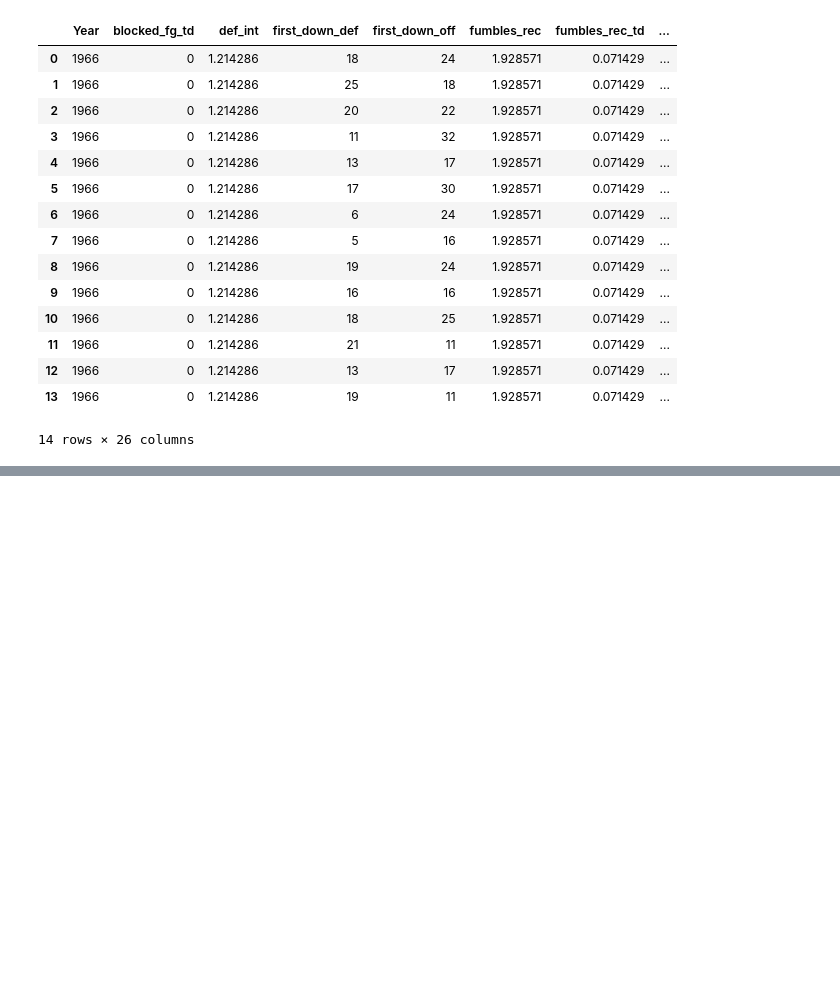
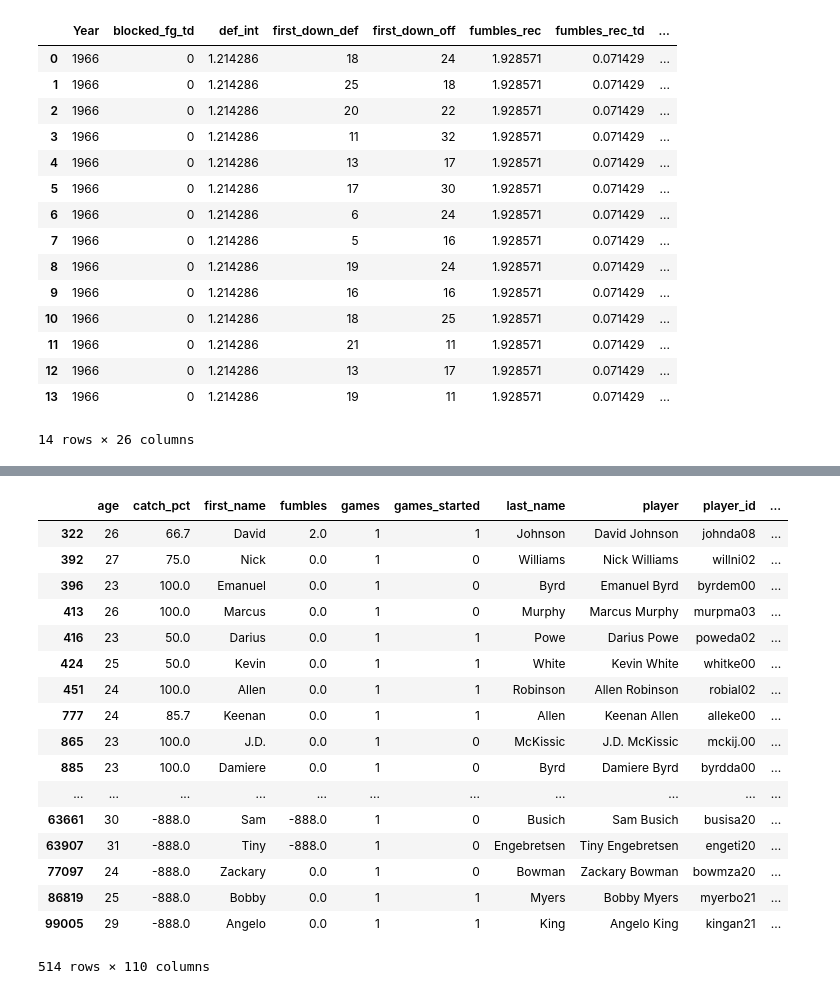
Before and after one commit to MichoelSnow/fantasy_football, a Jupyter notebook: notebooks/scraping.ipynb, the cells around one changed output, grey strips where cells are left out. Cells and saved outputs as stored; diff of their text form; code cells hidden in the pictures; blank space fills up the shorter version.

Commit message:
redid joins of component dataframe

```diff
--- a/notebooks/scraping.ipynb
+++ b/notebooks/scraping.ipynb
@@ -233,0 +885,8 @@ df
+# %%
+df_rec = pd.read_feather(f'{PATH}df_players_scrape_receiving.feather')
+df_rush = pd.read_feather(f'{PATH}df_players_scrape_rushing.feather')
+df_kick = pd.read_feather(f'{PATH}df_players_scrape_kicking.feather')
+df_pas = pd.read_feather(f'{PATH}df_players_scrape_passing.feather')
+df_ret = pd.read_feather(f'{PATH}df_players_scrape_returns.feather')
+df_scr = pd.read_feather(f'{PATH}df_players_scrape_scoring.feather')
+df_def = pd.read_feather(f'{PATH}df_players_scrape_defense.feather')
@@ -233,0 +950,9 @@ df
+# %%
+df_plyr_merge = df_recv.merge(df_rush, how='outer')
+df_plyr_merge = df_plyr_merge.merge(df_kick, how='outer')
+df_plyr_merge = df_plyr_merge.merge(df_pas, how='outer')
+df_plyr_merge = df_plyr_merge.merge(df_ret, how='outer')
+df_plyr_merge = df_plyr_merge.merge(df_scr, how='outer')
+df_plyr_merge = df_plyr_merge.merge(df_def, how='outer')
+df_plyr_merge.fillna(-888, inplace=True)
+df_plyr_merge.shape
@@ -233,0 +975,5 @@ df
+# %%
+df_ff_score = df_plyr_merge.copy()
+for i,v in df_ff_score.dtypes.iteritems():
+    if v in ('float64','int64'):
+        df_ff_score.loc[df_ff_score[i]<=-888,i] = 0
@@ -233,0 +984,8 @@ df
+# %%
+passing_score = df_ff_score.pass_yds*0.04 + df_ff_score.pass_td*4 + df_ff_score.pass_int*-2 + df_ff_score.two_pt_md*2
+rushing_score = df_ff_score.rush_yds*0.1 + df_ff_score.rush_td*6
+rec_score = df_ff_score.rec_yds*0.1 + df_ff_score.rec_td*6
+misc_score = df_ff_score.kick_ret_td*6 + df_ff_score.punt_ret_td*6 + df_ff_score.fumbles_rec_td*6 + df_ff_score.fumbles*-2
+kicking_score  = (df_ff_score.xpm*2 + df_ff_score.xpa*-1 + df_ff_score.fga*-1 + df_ff_score.fgm*4
+                  + df_ff_score.fgm4 + df_ff_score.fgm5*2)
+df_plyr_merge['ff_score'] = passing_score + rushing_score + rec_score + misc_score + kicking_score
@@ -233,0 +1004,21 @@ df
+# %%
+df_plyr_merge.loc[(df_plyr_merge['ff_score']>0) & (df_plyr_merge['games']==1) ,:]
+# %% [output]
+|  | age | catch_pct | first_name | fumbles | games | games_started | last_name | player | player_id | ... |
+| 322 | 26 | 66.7 | David | 2.0 | 1 | 1 | Johnson | David Johnson | johnda08 | ... |
+| 392 | 27 | 75.0 | Nick | 0.0 | 1 | 0 | Williams | Nick Williams | willni02 | ... |
+| 396 | 23 | 100.0 | Emanuel | 0.0 | 1 | 0 | Byrd | Emanuel Byrd | byrdem00 | ... |
+| 413 | 26 | 100.0 | Marcus | 0.0 | 1 | 0 | Murphy | Marcus Murphy | murpma03 | ... |
+| 416 | 23 | 50.0 | Darius | 0.0 | 1 | 1 | Powe | Darius Powe | poweda02 | ... |
+| 424 | 25 | 50.0 | Kevin | 0.0 | 1 | 1 | White | Kevin White | whitke00 | ... |
+| 451 | 24 | 100.0 | Allen | 0.0 | 1 | 1 | Robinson | Allen Robinson | robial02 | ... |
+| 777 | 24 | 85.7 | Keenan | 0.0 | 1 | 1 | Allen | Keenan Allen | alleke00 | ... |
+| 865 | 23 | 100.0 | J.D. | 0.0 | 1 | 0 | McKissic | J.D. McKissic | mckij.00 | ... |
+| 885 | 23 | 100.0 | Damiere | 0.0 | 1 | 0 | Byrd | Damiere Byrd | byrdda00 | ... |
+| ... | ... | ... | ... | ... | ... | ... | ... | ... | ... | ... |
+| 63661 | 30 | -888.0 | Sam | -888.0 | 1 | 0 | Busich | Sam Busich | busisa20 | ... |
+| 63907 | 31 | -888.0 | Tiny | -888.0 | 1 | 0 | Engebretsen | Tiny Engebretsen | engeti20 | ... |
+| 77097 | 24 | -888.0 | Zackary | 0.0 | 1 | 0 | Bowman | Zackary Bowman | bowmza20 | ... |
+| 86819 | 25 | -888.0 | Bobby | 0.0 | 1 | 1 | Myers | Bobby Myers | myerbo21 | ... |
+| 99005 | 29 | -888.0 | Angelo | 0.0 | 1 | 1 | King | Angelo King | kingan21 | ... |
+514 rows × 110 columns
```
Also changed, not shown: parts of 75 cells of this notebook.
